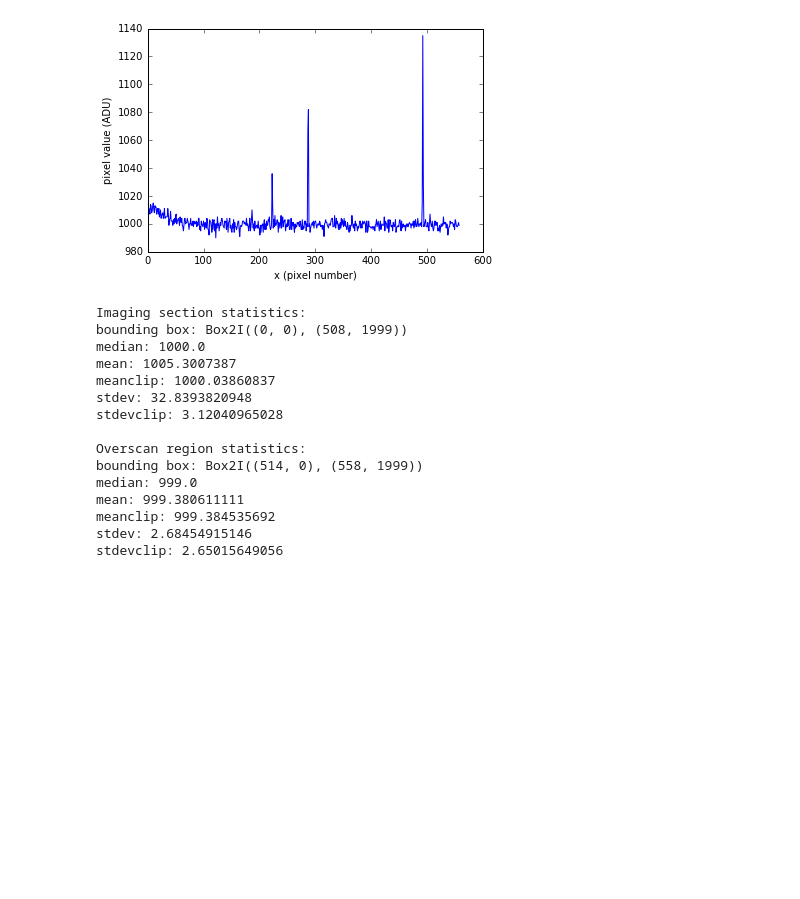
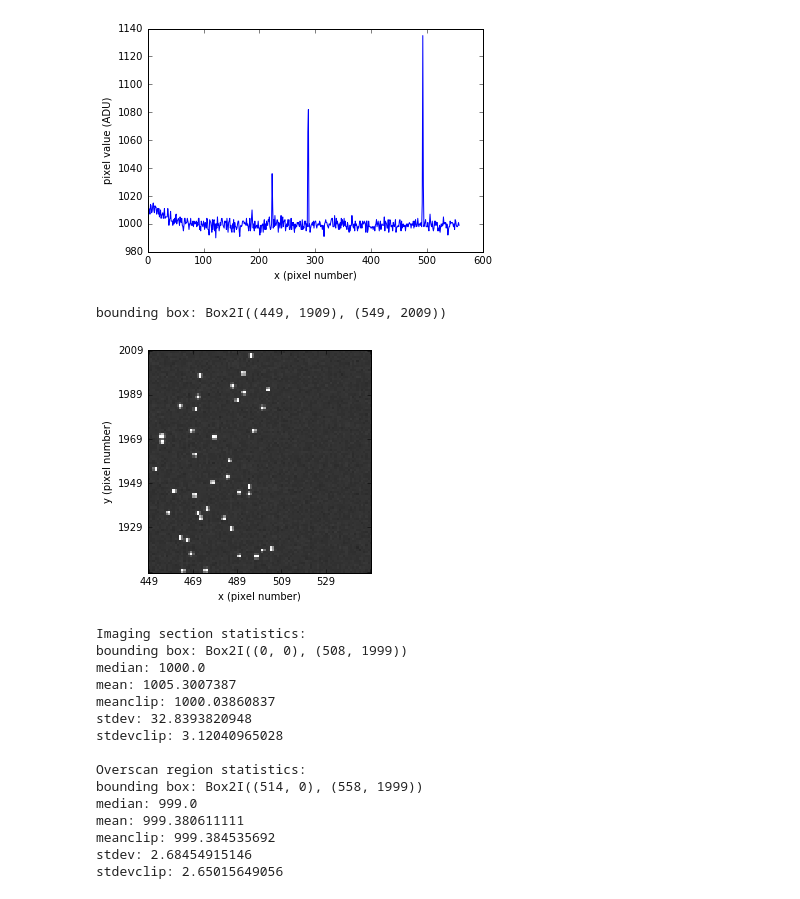
Before and after one commit to lsst-camera-dh/eotest, a Jupyter notebook: doc/Notebooks/Stack_tutorial.ipynb, the cells around one changed output. Cells and saved outputs as stored; diff of their text form; code cells hidden in the pictures; blank space fills up the shorter version.

Commit message:
add notes, links to documentation, and display some pixel data

```diff
--- a/doc/Notebooks/Stack_tutorial.ipynb
+++ b/doc/Notebooks/Stack_tutorial.ipynb
@@ -22,0 +55,11 @@ def plot_serial(image, row, drow=1, x_range=None, label=None):
+# %%
+def get_bbox(keyword, dxmin=0, dymin=0, dxmax=0, dymax=0):
+    """
+    Parse an NOAO section keyword value (e.g., DATASEC = '[1:509,1:200]') from the
+    FITS header and return the corresponding bounding box for sub-image retrieval.
+    """
+    xmin, xmax, ymin, ymax = [val - 1 for val in eval(keyword.replace(':', ','))]
+    bbox = afw_geom.Box2I(afw_geom.Point2I(xmin + dxmin, ymin + dymin),
+                          afw_geom.Point2I(xmax + dxmax, ymax + dymax))
+    print("bounding box:", bbox)
+    return bbox
@@ -35,17 +87,12 @@ row = 500
 plot_serial(image0, row)
 # %% [output]
 [figure]
-# %%
-def get_bbox(md, keyword, dxmin=0, dymin=0, dxmax=0, dymax=0):
-    """
-    Parse an NOAO section keyword from the FITS header and return the
-    corresponding bounding box for sub-image retrieval.
-    """
-    xmin, xmax, ymin, ymax = [val - 1 for val in eval(md.get(keyword).replace(':', ','))]
-    bbox = afw_geom.Box2I(afw_geom.Point2I(xmin + dxmin, ymin + dymin),
-                          afw_geom.Point2I(xmax + dxmax, ymax + dymax))
-    print("bounding box:", bbox)
-    return bbox
+# %%
+# Display the upper right corner of the segment
+subim = display_image(image0, bbox=get_bbox('[450, 550, 1910, 2010]'), pix_range=(950, 1200))
+# %% [output]
+bounding box: Box2I((449, 1909), (549, 2009))
+[figure, added]
 # %%
 # Statistics operations are performed on masked images.
 #mask = afw_image.Mask(image0.getDimensions())    # v14_0
```
Also changed, not shown: parts of 8 cells of this notebook.
